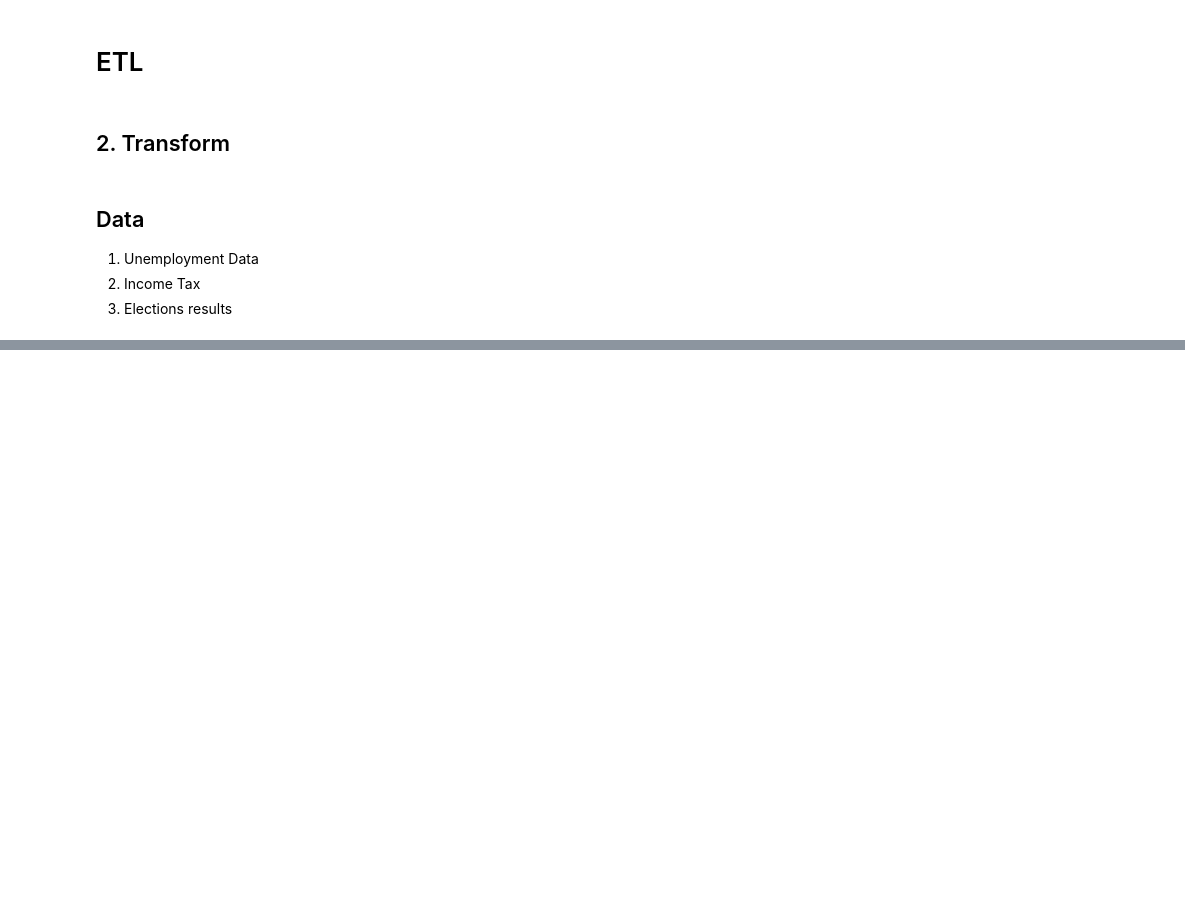
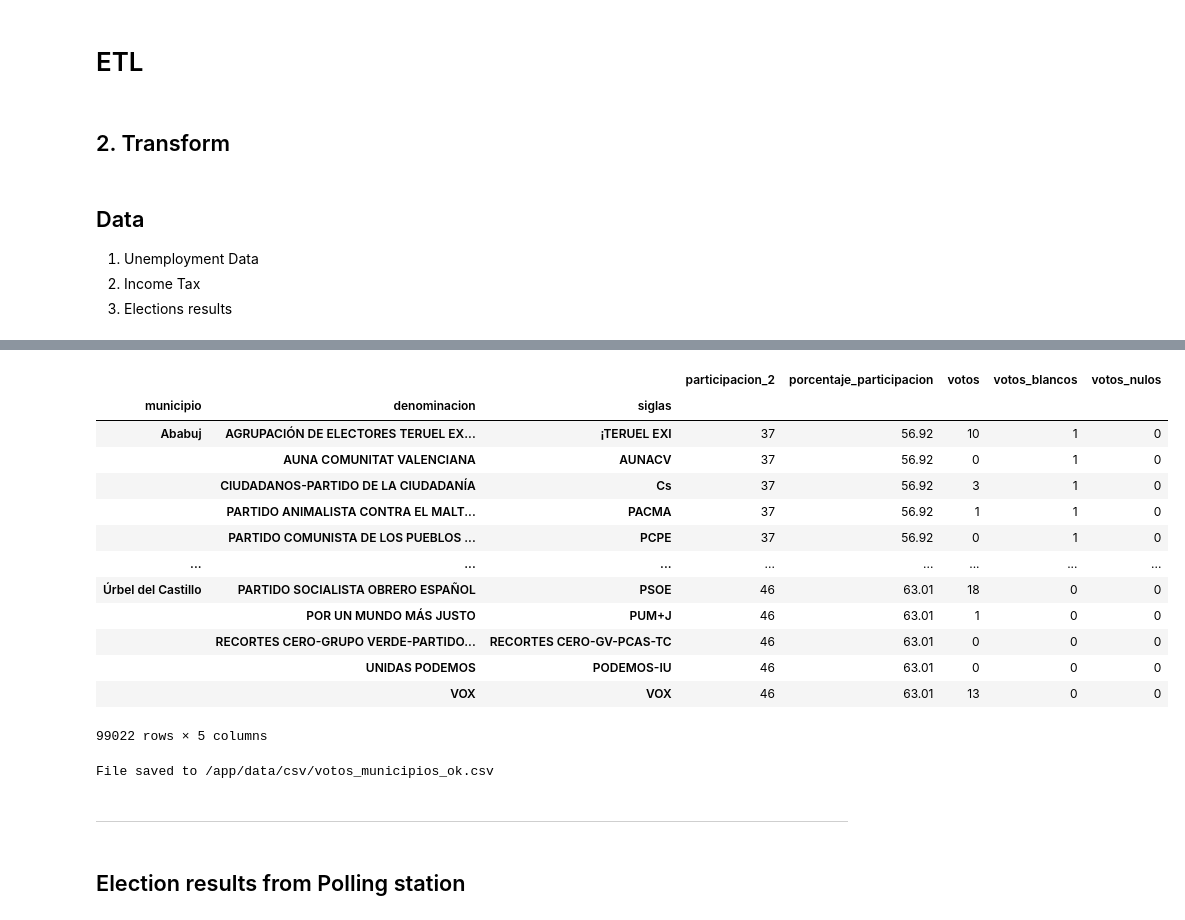
Before and after one commit to iaguerri/ih-data-powerbi, a Jupyter notebook: jupyter/transform.ipynb, the cells around one changed output, grey strips where cells are left out. Drawn from its saved outputs; the diff is of its cells as text; code cells hidden in the pictures; blank space fills up the shorter version.

Commit message:
final data & notebooks

```diff
--- a/jupyter/transform.ipynb
+++ b/jupyter/transform.ipynb
@@ -70,0 +401,8 @@ paro = csv_unemployment('paro_provincias')
+# %%
+votes_municipios = df_municipios.drop(['tipo_eleccion', 'anno','mes','vuelta','codigo_comarca',
+                                    'codigo_partido_judicial','datos_oficiales',
+                                    'codigo_partido_nacional','codigo_distrito',
+                                    'codigo_distrito_electoral','concejales_obtenidos',
+                                  'codigo_partido_autonomia','codigo_partido_provincia',
+                                    'codigo_distrito_electoral','participacion_1',
+                                   'codigo_partido','votantes_cere','censo_cere'],axis=1)
@@ -70,0 +418,32 @@ paro = csv_unemployment('paro_provincias')
+# %%
+votes_municipios['porcentaje_participacion'] = round(((votes_municipios['participacion_2']/ votes_municipios['censo_ine'])*100),2)
+votes_municipios['porcentaje_votos_partido'] = round(((votes_municipios['votos']/ votes_municipios['participacion_2'])*100),2)
+votes_municipios['porcentaje_votos_nulos'] = round(((votes_municipios['votos_nulos']/ votes_municipios['participacion_2'])*100),2)
+votes_municipios['porcentaje_votos_blancos'] = round(((votes_municipios['votos_blancos']/ votes_municipios['participacion_2'])*100),2)
+# %%
+votes_municipios.pivot_table(index=['municipio','denominacion','siglas'],
+                         values=['votos','participacion_2','votos_blancos','votos_nulos','porcentaje_participacion'],
+                         aggfunc='sum')
+# %% [output]
+|  |  |  | participacion_2 | porcentaje_participacion | votos | votos_blancos | votos_nulos |
+| municipio | denominacion | siglas |  |  |  |  |  |
+| Ababuj | AGRUPACIÓN DE ELECTORES TERUEL EX... | ¡TERUEL EXI | 37 | 56.92 | 10 | 1 | 0 |
+|  | AUNA COMUNITAT VALENCIANA | AUNACV | 37 | 56.92 | 0 | 1 | 0 |
+|  | CIUDADANOS-PARTIDO DE LA CIUDADANÍA | Cs | 37 | 56.92 | 3 | 1 | 0 |
+|  | PARTIDO ANIMALISTA CONTRA EL MALT... | PACMA | 37 | 56.92 | 1 | 1 | 0 |
+|  | PARTIDO COMUNISTA DE LOS PUEBLOS ... | PCPE | 37 | 56.92 | 0 | 1 | 0 |
+| ... | ... | ... | ... | ... | ... | ... | ... |
+| Úrbel del Castillo | PARTIDO SOCIALISTA OBRERO ESPAÑOL | PSOE | 46 | 63.01 | 18 | 0 | 0 |
+|  | POR UN MUNDO MÁS JUSTO | PUM+J | 46 | 63.01 | 1 | 0 | 0 |
+|  | RECORTES CERO-GRUPO VERDE-PARTIDO... | RECORTES CERO-GV-PCAS-TC | 46 | 63.01 | 0 | 0 | 0 |
+|  | UNIDAS PODEMOS | PODEMOS-IU | 46 | 63.01 | 0 | 0 | 0 |
+|  | VOX | VOX | 46 | 63.01 | 13 | 0 | 0 |
+99022 rows × 5 columns
+# %%
+export_to_csv(votes_municipios,'/app/data/csv/votos_municipios_ok.csv')
+# %% [output]
+File saved to /app/data/csv/votos_municipios_ok.csv
+# %% [markdown]
+----------------------------------------------------
+# %% [markdown]
+## Election results from Polling station
```
Also changed, not shown: parts of 69 cells of this notebook, 20 other files.
